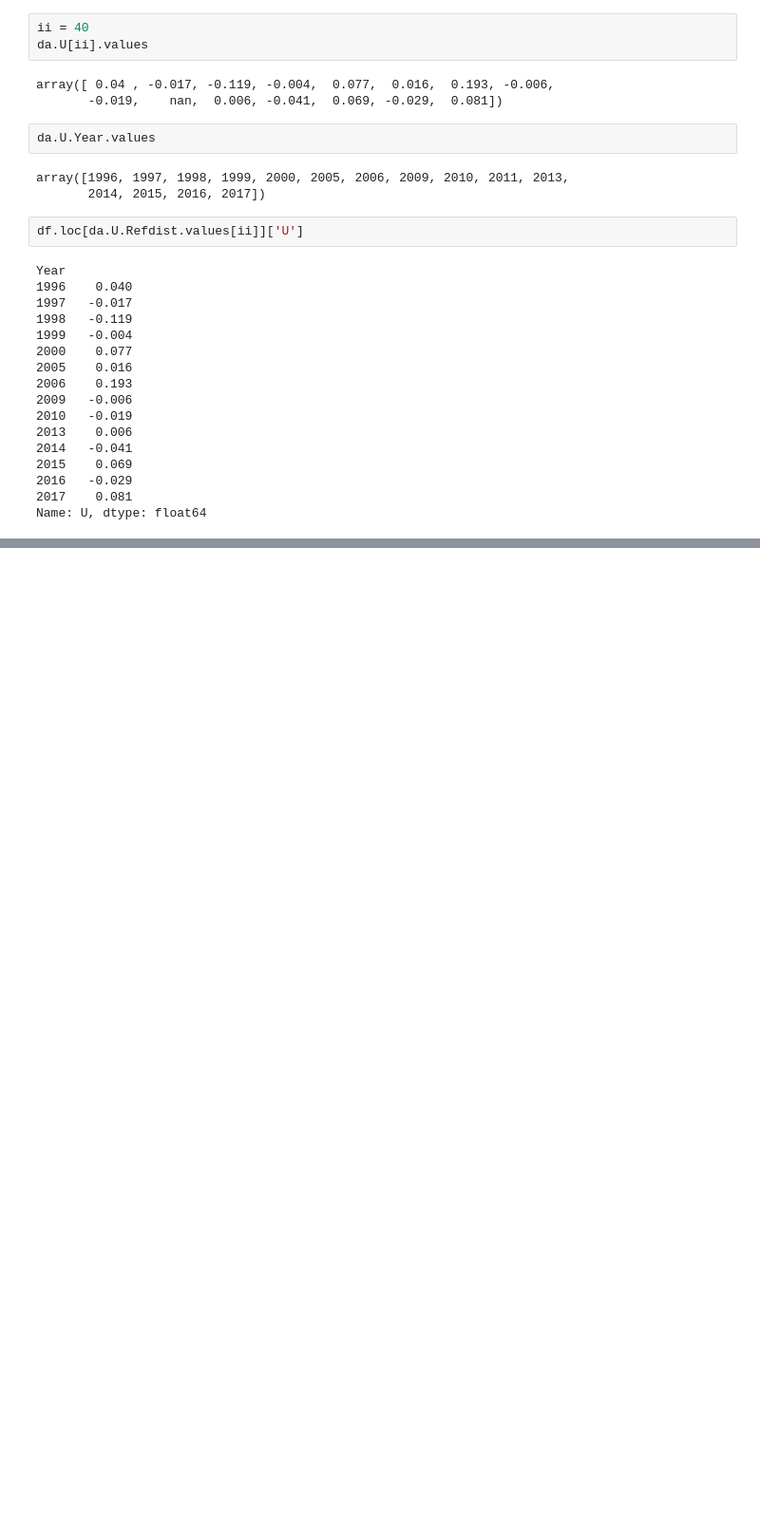
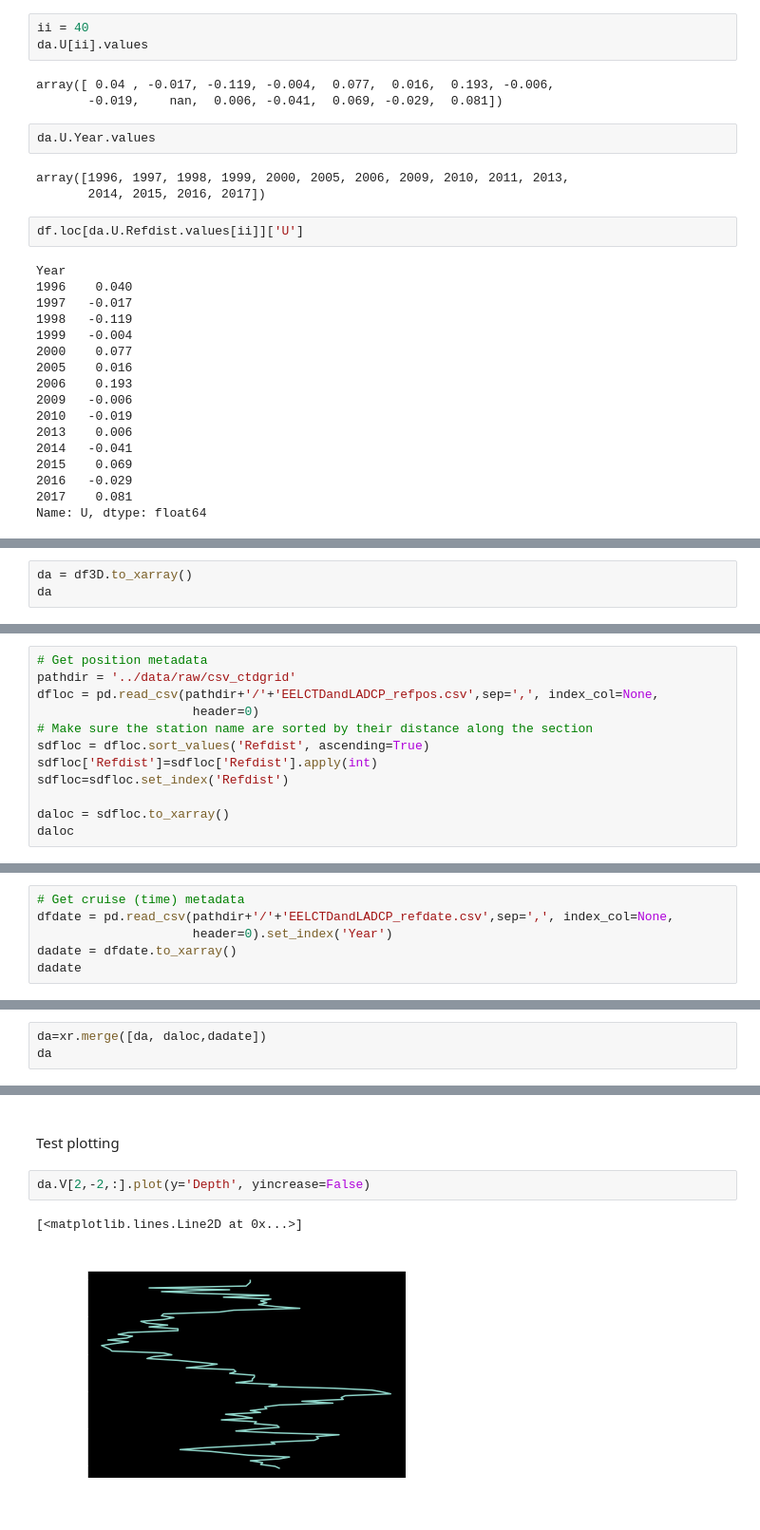
Before and after one commit to lhoupert/analysis_eel_data, a Jupyter notebook: notebooks/01c_Plot_map_with_meancurrentellipse.ipynb, the cells around one changed output, grey strips where cells are left out. Shown at 95% size. Cells and saved outputs as stored; diff of their text form; blank space fills up the shorter version.

Commit message:
work on xarray conversion

```diff
--- a/notebooks/01c_Plot_map_with_meancurrentellipse.ipynb
+++ b/notebooks/01c_Plot_map_with_meancurrentellipse.ipynb
@@ -232,0 +255,3 @@ Name: U, dtype: float64
+# %%
+da = df3D.to_xarray()
+da
@@ -232,0 +271,12 @@ Name: U, dtype: float64
+# %%
+# Get position metadata
+pathdir = '../data/raw/csv_ctdgrid'
+dfloc = pd.read_csv(pathdir+'/'+'EELCTDandLADCP_refpos.csv',sep=',', index_col=None,
+                     header=0)
+# Make sure the station name are sorted by their distance along the section
+sdfloc = dfloc.sort_values('Refdist', ascending=True)
+sdfloc['Refdist']=sdfloc['Refdist'].apply(int)
+sdfloc=sdfloc.set_index('Refdist')
+
+daloc = sdfloc.to_xarray()
+daloc
@@ -232,0 +293,6 @@ Name: U, dtype: float64
+# %%
+# Get cruise (time) metadata
+dfdate = pd.read_csv(pathdir+'/'+'EELCTDandLADCP_refdate.csv',sep=',', index_col=None,
+                     header=0).set_index('Year')
+dadate = dfdate.to_xarray()
+dadate
@@ -232,0 +309,3 @@ Name: U, dtype: float64
+# %%
+da=xr.merge([da, daloc,dadate])
+da
@@ -232,0 +328,8 @@ Name: U, dtype: float64
+# %% [markdown]
+\
+Test plotting
+# %%
+da.V[2,-2,:].plot(y='Depth', yincrease=False)
+# %% [output]
+[<matplotlib.lines.Line2D at 0x...>]
+[figure, added]
```
Also changed, not shown: parts of 18 cells of this notebook.
